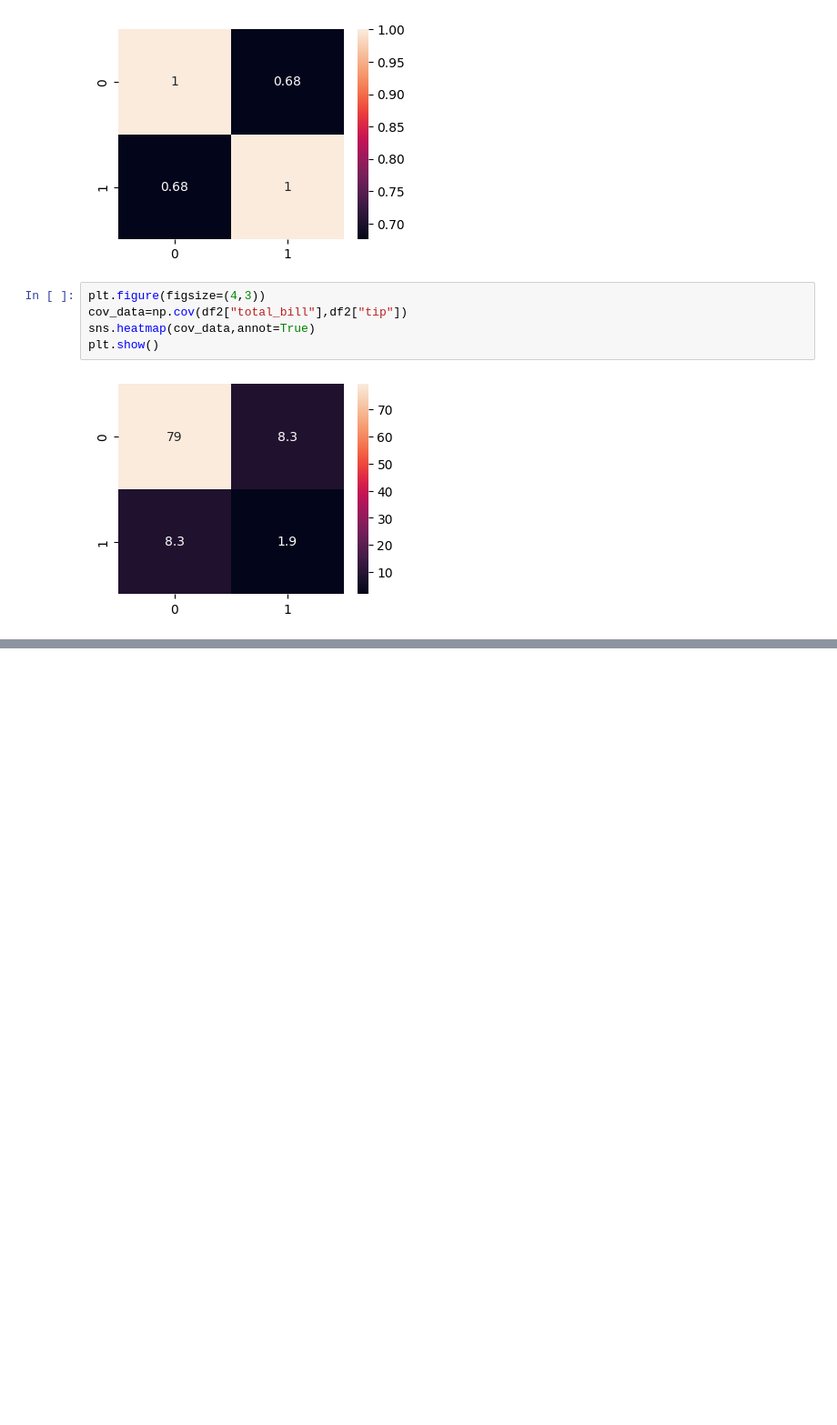
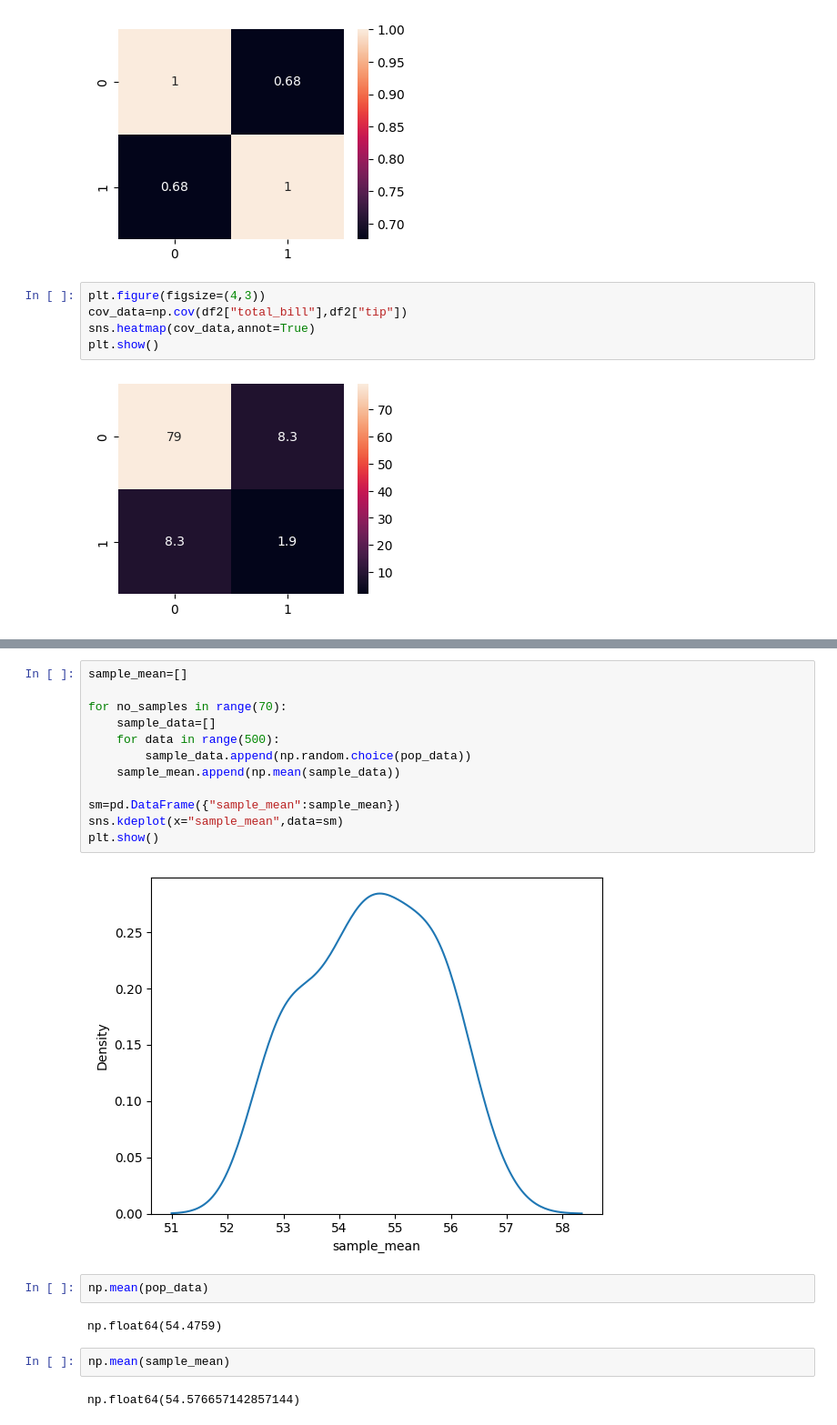
Before and after one commit to syedali254/Data-science, a Jupyter notebook: Untitled.ipynb, the cells around one changed output, grey strips where cells are left out. Shown at 91% size. Drawn from its saved outputs; the diff is of its cells as text; blank space fills up the shorter version.

```diff
--- a/Untitled.ipynb
+++ b/Untitled.ipynb
@@ -295,0 +309,22 @@ plt.show()
+# %%
+sample_mean=[]
+
+for no_samples in range(70):
+    sample_data=[]
+    for data in range(500):
+        sample_data.append(np.random.choice(pop_data))
+    sample_mean.append(np.mean(sample_data))
+
+sm=pd.DataFrame({"sample_mean":sample_mean})
+sns.kdeplot(x="sample_mean",data=sm)
+plt.show()
+# %% [output]
+[figure, added]
+# %%
+np.mean(pop_data)
+# %% [output]
+np.float64(54.4759)
+# %%
+np.mean(sample_mean)
+# %% [output]
+np.float64(54.576657142857144)
```
Also changed, not shown: parts of 4 cells of this notebook.
